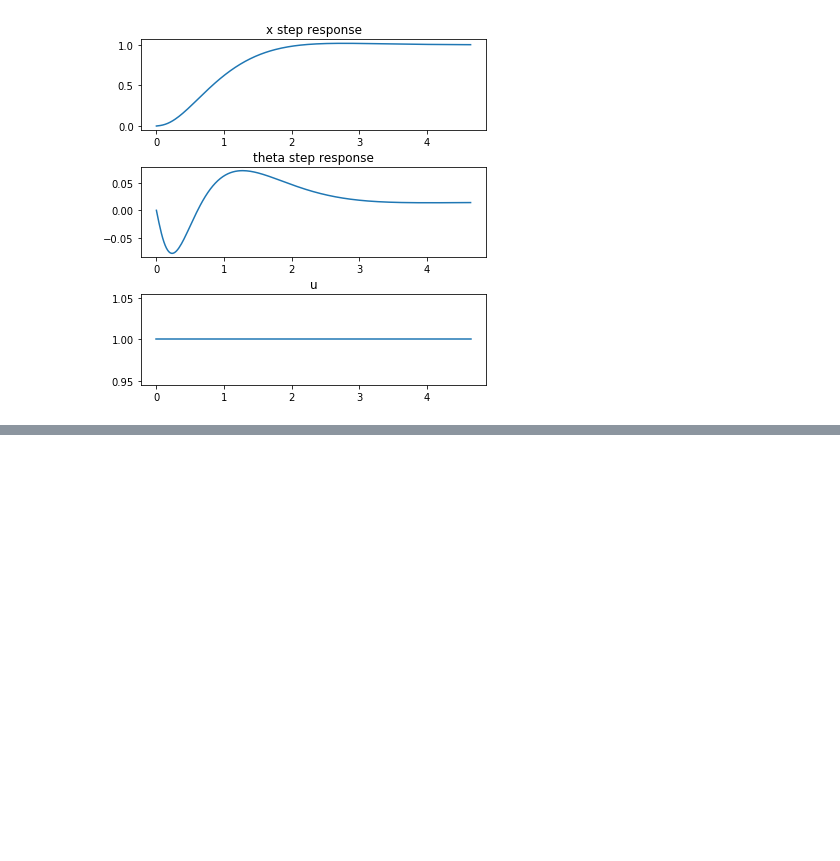
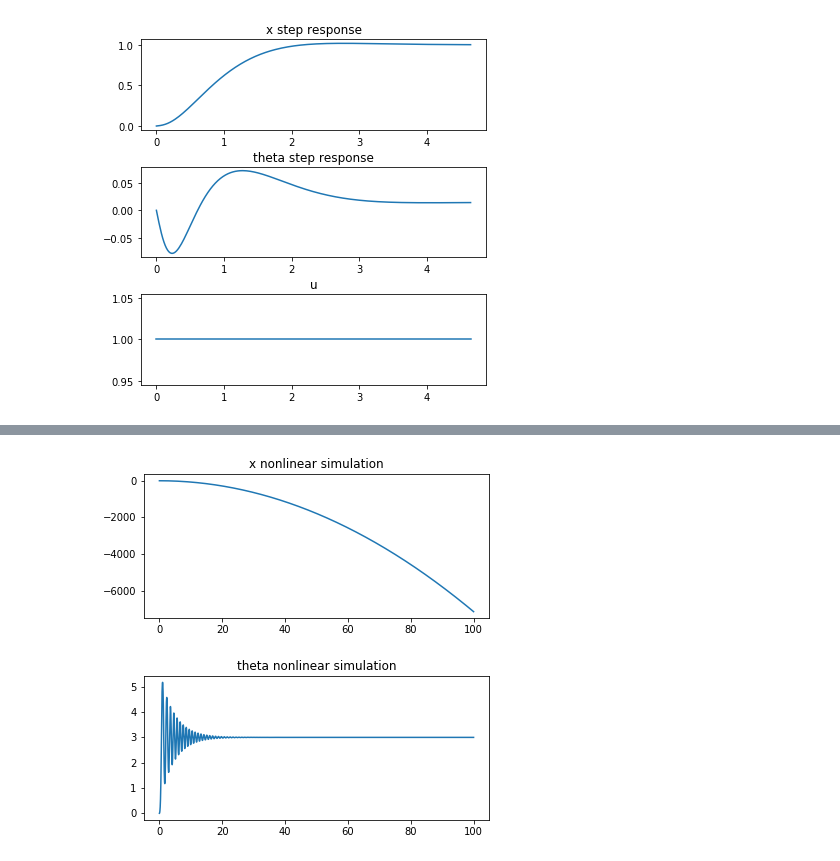
Before and after one commit to kipariss1/OPSR_InvertedPendulum, a Jupyter notebook: semestralka_jupyter.ipynb, the cells around one changed output, grey strips where cells are left out. Saved outputs shown, nothing was run; the diff lists cells and outputs as text; code cells hidden in the pictures; blank space fills up the shorter version.

Commit message:
add (model): Adds alternative model

```diff
--- a/semestralka_jupyter.ipynb
+++ b/semestralka_jupyter.ipynb
@@ -405,0 +406,47 @@ plt.subplots_adjust(left=0.1,
+# %%
+# second model from https://www.google.com/url?sa=t&rct=j&q=&esrc=s&source=web&cd=&ved=2ahUKEwixxrupsbf3AhWLD-wKHTGDAMoQFnoECCMQAQ&url=https%3A%2F%2Fwww.control.isy.liu.se%2Fstudent%2Ftsrt03%2Ffiles%2Finvpendpmenglish.pdf&usg=AOvVaw0FPzGKBazTXG8vmfQZ3psE
+t = np.arange(0, 100, 1e-3)
+
+def F(x, t):
+
+    return -1
+
+def f(x, t):
+
+    M = 0.5     # mass of the cart
+    m = 0.2   # mass of the pendulum
+    b = 0.1   # coefficient of the friction
+    I = 0.006 # mass moment of inertia of the pendulum
+    g = 9.81   # acceleration of gravity
+    l = 0.3   # length to pendulum center of mass
+
+    d_x = np.zeros((4,))
+
+    # dot_x
+    d_x[0] = x[1]
+    # ddot_x
+    d_x[1] = (-m*g*sin(x[2])*cos(x[2]) + m*l*sin(x[2])*x[3]**2 + b*m*x[3]*cos(x[2]) + F(x, t))/(M + (1 - (cos(x[2]))**2)*m)
+    # dot_theta
+    d_x[2] = x[3]
+    # ddot_theta
+    d_x[3] = ((M + m)*(g*sin(x[2]) - b*x[3]) - (l*m*sin(x[2])*x[3]**2 + F(x, t))*cos(x[2]))/(l*(M + (1 - (cos(x[2]))**2)*m))
+
+    return d_x
+
+
+
+s = odeint(f, y0=[0, 0, 0, 0], t=t)
+# %%
+fig, axs = plt.subplots(2)
+axs[0].plot(t, s[:, 0])
+axs[0].set_title('x nonlinear simulation')
+axs[1].plot(t, s[:, 2])
+axs[1].set_title('theta nonlinear simulation')
+plt.subplots_adjust(left=0.1,
+                    bottom=0.1,
+                    right=0.9,
+                    top=1.3,
+                    wspace=0.4,
+                    hspace=0.4)
+# %% [output]
+[figure, added]
```
Also changed, not shown: parts of 7 cells of this notebook.
